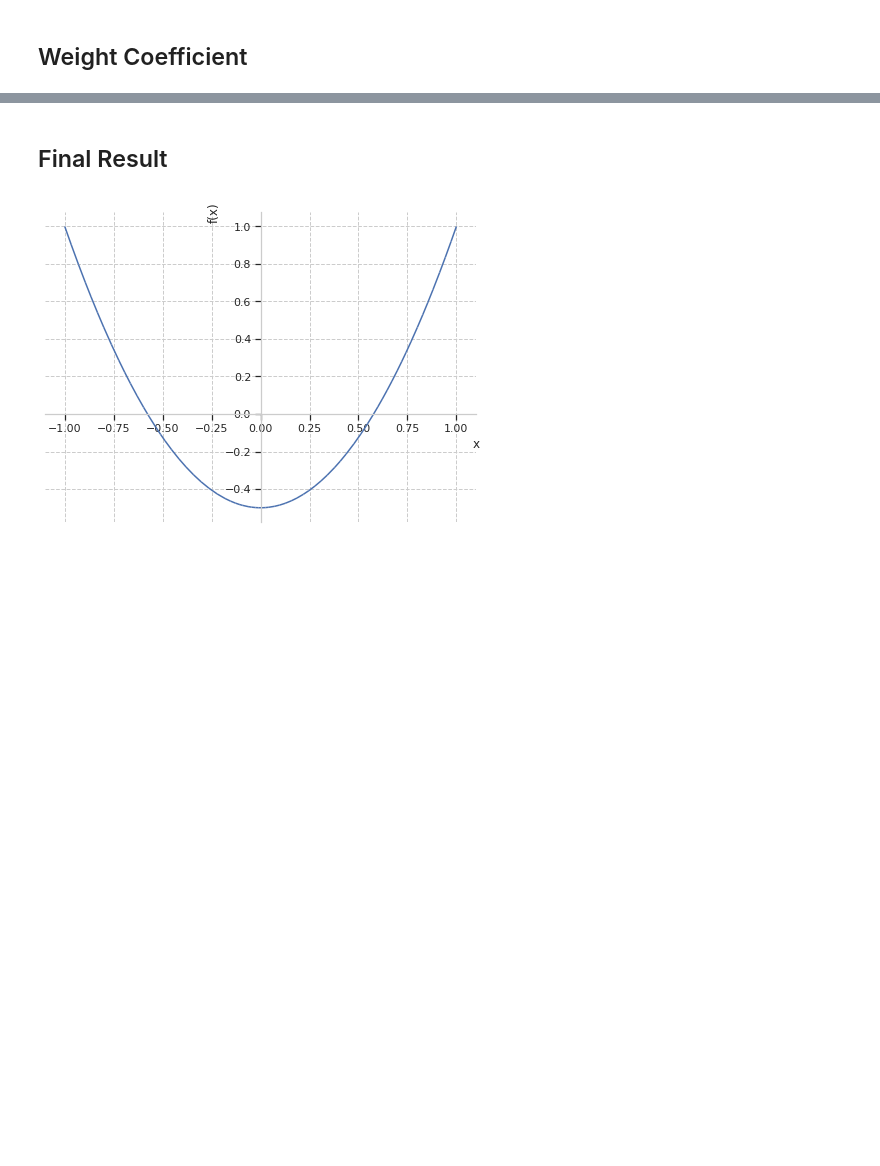
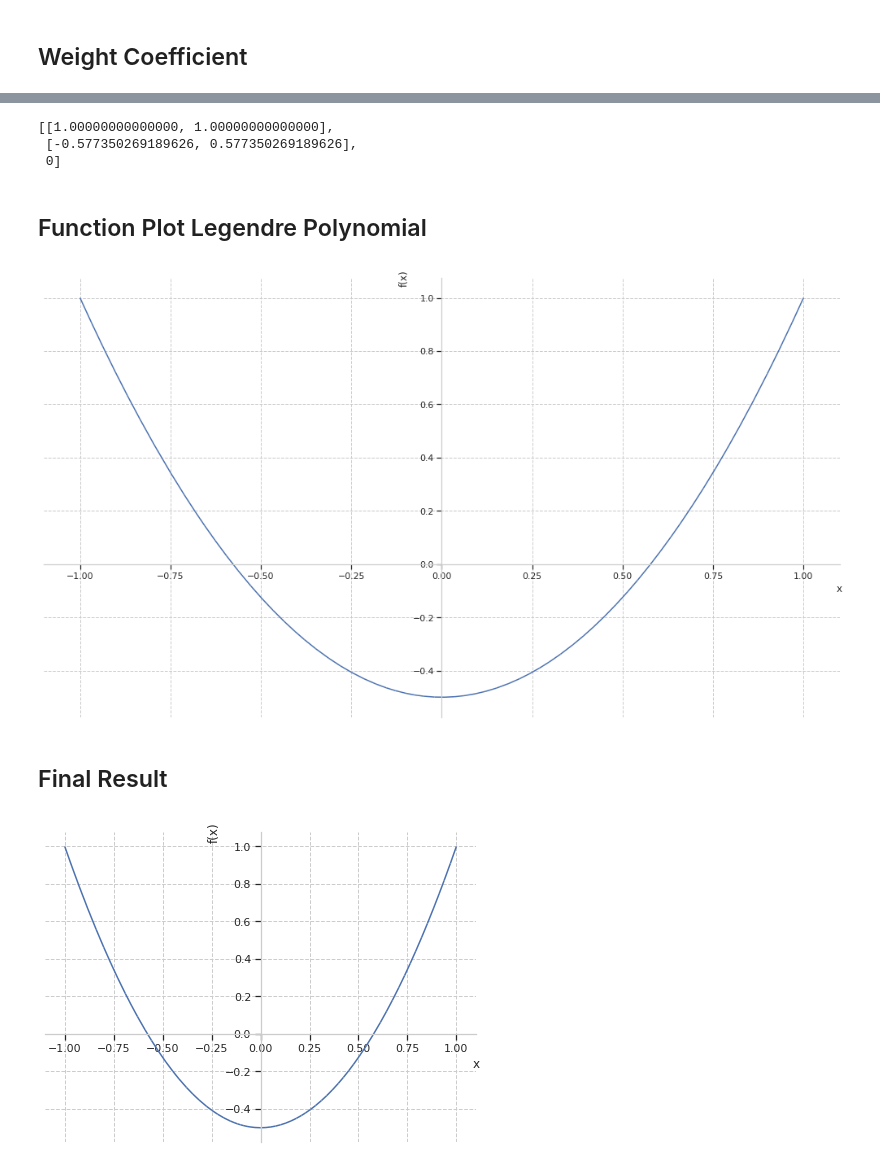
Before and after one commit to iampramodyadav/FEA, a Jupyter notebook: FEA_1D_Element.ipynb, the cells around one changed output, grey strips where cells are left out. Drawn from its saved outputs; the diff is of its cells as text; code cells hidden in the pictures; blank space fills up the shorter version.

```diff
--- a/FEA_1D_Element.ipynb
+++ b/FEA_1D_Element.ipynb
@@ -351,3 +366,25 @@ print(GaussLegendreWeights.__doc__)
+# %%
+GaussLegendreWeights(2)
+# %% [output]
+[[1.00000000000000, 1.00000000000000],
+ [-0.577350269189626, 0.577350269189626],
+ 0]
+# %% [markdown]
+## Function Plot Legendre Polynomial
+# %%
+def PlotLegendre(polyorder):
+  """
+  PlotLegendre(polyorder)
+
+  This function plot legendre plynomial
+  """
+  sns.set()
+  sns.set_style("whitegrid", {'grid.linestyle': '--'})
+  plot(Legendre(polyorder),(x,-1,1))
+# %%
+PlotLegendre(2)
+# %% [output]
+[figure, added]
 # %% [markdown]
 ## Final Result
 # %%
```
Also changed, not shown: parts of 51 cells of this notebook.
